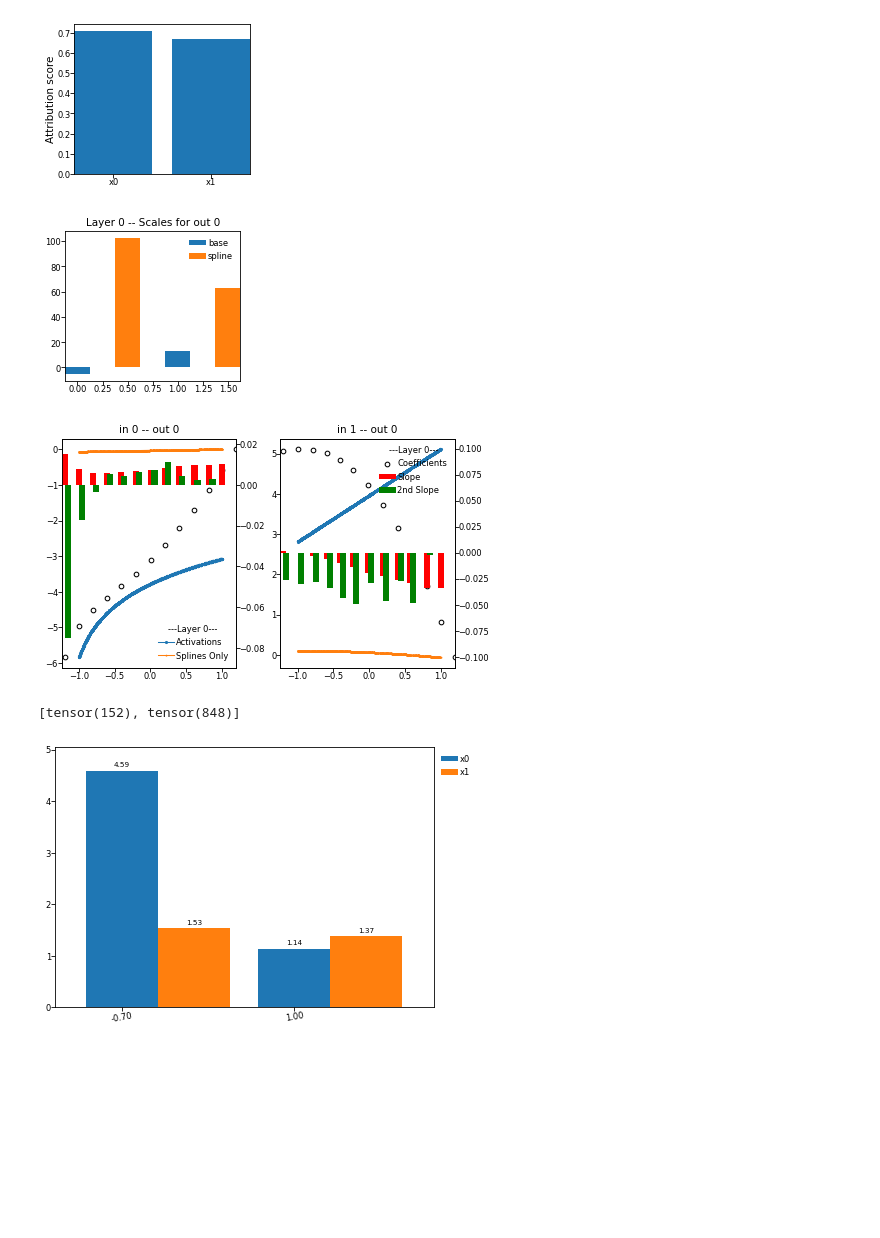
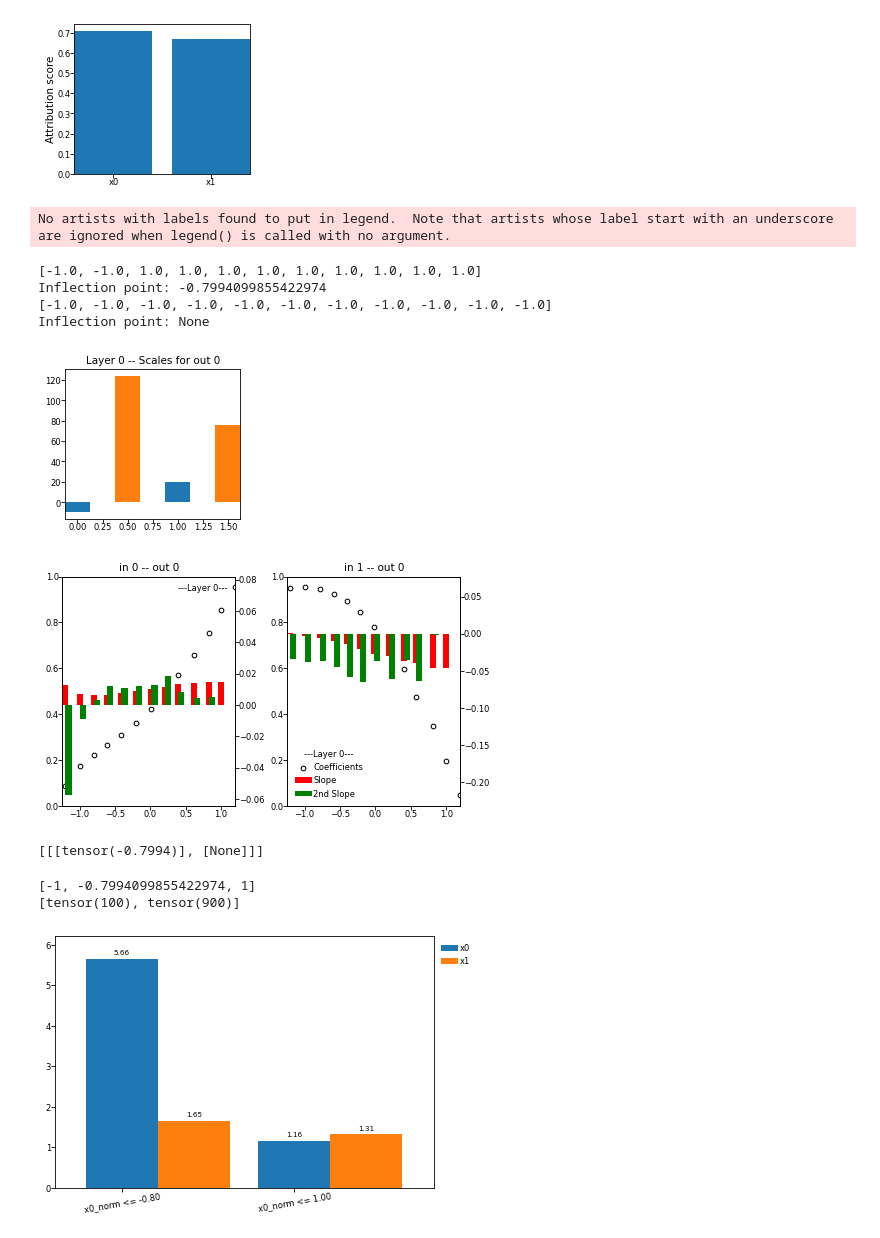
Before and after one commit to Hyein-coder/pykan, a Jupyter notebook: github/workflows/Hyein/toy_6_one_layer_example.ipynb, the cells around one changed output. Cells and saved outputs as stored; diff of their text form; code cells hidden in the pictures; blank space fills up the shorter version.

```diff
--- a/github/workflows/Hyein/toy_6_one_layer_example.ipynb
+++ b/github/workflows/Hyein/toy_6_one_layer_example.ipynb
@@ -62,13 +62,18 @@ ax.set_ylabel("Attribution score")
 Text(0, 0.5, 'Attribution score')
 [figure]
 # %%
+from kan.experiments.analysis import find_index_sign_revert
+
 depth = len(model.act_fun)
 layers_to_plot = list(range(depth))
+inflection_points = []
 
 for l in layers_to_plot:
     act = model.act_fun[l]
     ni, no = act.coef.shape[:2]
     coef = act.coef.tolist()
+    inflection_points_per_layer = []
+
     for j in range(no):
         scale_base = act.scale_base[:,j].cpu().detach().numpy()
         scale_spline = act.scale_sp[:,j].cpu().detach().numpy()
@@ -77,7 +82,6 @@ for l in layers_to_plot:
         ax_scales.bar([i for i in range(len(scale_base))], scale_base, label='base', width=0.25)
         ax_scales.bar([i + 0.5 for i in range(len(scale_spline))], scale_spline, label='spline', width=0.25)
         ax_scales.set_title(f'Layer {l} -- Scales for out {j}', fontsize=10)
-        ax_scales.legend()
 
     # Dynamic figure size and constrained layout to avoid overlaps
     fig, axs = plt.subplots(nrows=no, ncols=ni, squeeze=False,
@@ -85,49 +89,72 @@ for l in layers_to_plot:
                             constrained_layout=True)
     second_axs = np.zeros_like(axs)
     for i in range(ni):
+        inflection_points_per_input = []
         for j in range(no):
             ax = axs[j, i]
             # Gather pre- and post-activations and sort by input
             inputs = model.spline_preacts[l][:, j, i].cpu().detach().numpy()
             outputs = model.spline_postacts[l][:, j, i].cpu().detach().numpy()
             output_spline = model.spline_postsplines[l][:, j, i].cpu().detach().numpy() # without base function values
             coef_node = coef[i][j]
             num_knot = act.grid.shape[1]
             spline_radius = int((num_knot - len(coef_node)) / 2)
             bar_width = min(act.grid[i, 1:] - act.grid[i, :-1]) / 2
 
             rank = np.argsort(inputs)
-            ax.plot(inputs[rank], outputs[rank], marker='o', ms=2, lw=1, label='Activations')
-            ax.plot(inputs[rank], output_spline[rank], marker='^', ms=1, lw=1, label='Splines Only')
+            # ax.plot(inputs[rank], outputs[rank], marker='o', ms=2, lw=1, label='Activations')
+            # ax.plot(inputs[rank], output_spline[rank], marker='^', ms=1, lw=1, label='Splines Only')
 
             ax2 = ax.twinx()
             second_axs[j, i] = ax2
             ax2.scatter(act.grid[i, spline_radius:-spline_radius], coef_node,
                        s=20, color='white', edgecolor='k', label='Coefficients')
             slope = [x - y for x, y in zip(coef_node[1:], coef_node[:-1])]
             slope_2nd = [(x - y)*10 for x, y in zip(slope[1:], slope[:-1])]
             bars = ax2.bar(act.grid[i, spline_radius:-(spline_radius + 1)], slope,
                     width=bar_width, align='center', color='r', label='Slope')
             bars_2nd = ax2.bar(act.grid[i, spline_radius:-(spline_radius + 2)], slope_2nd,
                     width=bar_width, align='edge', color='g', label='2nd Slope')
             # ax2.bar_label(bars, fmt='%.2f', fontsize=6, padding=3)
             ax.set_title(f'in {i} -- out {j}', fontsize=10)
+
+            idx_revert = find_index_sign_revert(slope_2nd, epsilon=0.)
+            if idx_revert is None:
+                inflection_val = None
+            else:
+                inflection_val = act.grid[i, spline_radius + idx_revert]
+            inflection_points_per_input.append(inflection_val)
+
+            print(f'Inflection point: {inflection_val}')
+        inflection_points_per_layer.append(inflection_points_per_input)
+
     axs[0, 0].legend(loc='best', fontsize=8, title=f'---Layer {l}---', title_fontsize=8)
     second_axs[-1, -1].legend(loc='best', fontsize=8, title=f'---Layer {l}---', title_fontsize=8)
+    inflection_points.append(inflection_points_per_layer)
 
     plt.show()
+print(inflection_points)
 # %% [output]
+No artists with labels found to put in legend.  Note that artists whose label start with an underscore are ignored when legend() is called with no argument.
+[-1.0, -1.0, 1.0, 1.0, 1.0, 1.0, 1.0, 1.0, 1.0, 1.0, 1.0]
+Inflection point: -0.7994099855422974
+[-1.0, -1.0, -1.0, -1.0, -1.0, -1.0, -1.0, -1.0, -1.0, -1.0, -1.0]
+Inflection point: None
-[figure, old version]
+[figure, new version]
-[figure, old version]
+[figure, new version]
+[[[tensor(-0.7994)], [None]]]
 # %%
 mask_idx = 0
-mask_interval = [-1, -0.7, 1]
+mask_ip_in_range = [ip for ip in inflection_points[0][mask_idx] if ip is not None if ip > -1 if ip < 1]
+mask_ip_unique = torch.unique(torch.tensor(mask_ip_in_range)).tolist()
+mask_interval = [-1] + mask_ip_unique + [1]
+print(mask_interval)
 
 x_mask = dataset['train_input'][:, mask_idx]
 y_vals = dataset['train_label'].ravel()
 
 masks = [ ((x_mask > lb) & (x_mask <= ub)) for lb, ub in zip(mask_interval[:-1], mask_interval[1:])]
-labels = [f'{ub:.2f}' for lb, ub in zip(mask_interval[:-1], mask_interval[1:])]
+labels = [f'x{mask_idx}_norm <= {ub:.2f}' for lb, ub in zip(mask_interval[:-1], mask_interval[1:])]
 print([sum(x) for x in masks])
 
 scores_interval = []
@@ -139,7 +166,7 @@ for mask in masks:
         model.forward(x_tensor_masked)
 
         score_masked = model.feature_score.detach().cpu().numpy()
-        score_norm = score_masked / x_std
+        score_norm = score_masked / (x_std + 1e-6)
         scores_interval.append(score_masked)
         scores_interval_norm.append(score_norm)
     else:
@@ -164,5 +191,6 @@ ax.legend(loc='upper left', bbox_to_anchor=(1, 1), fontsize=8)
 plt.tight_layout()
 plt.show()
 # %% [output]
-[tensor(152), tensor(848)]
+[-1, -0.7994099855422974, 1]
+[tensor(100), tensor(900)]
-[figure, old version]
+[figure, new version]
```
Also changed, not shown: parts of 3 cells of this notebook, 38 other files.
